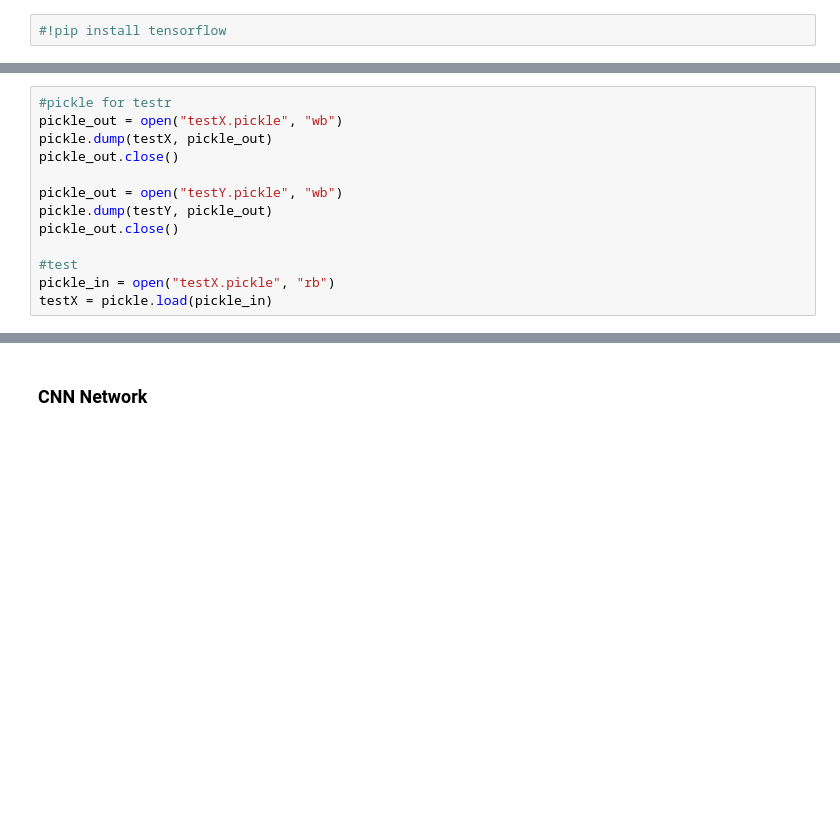
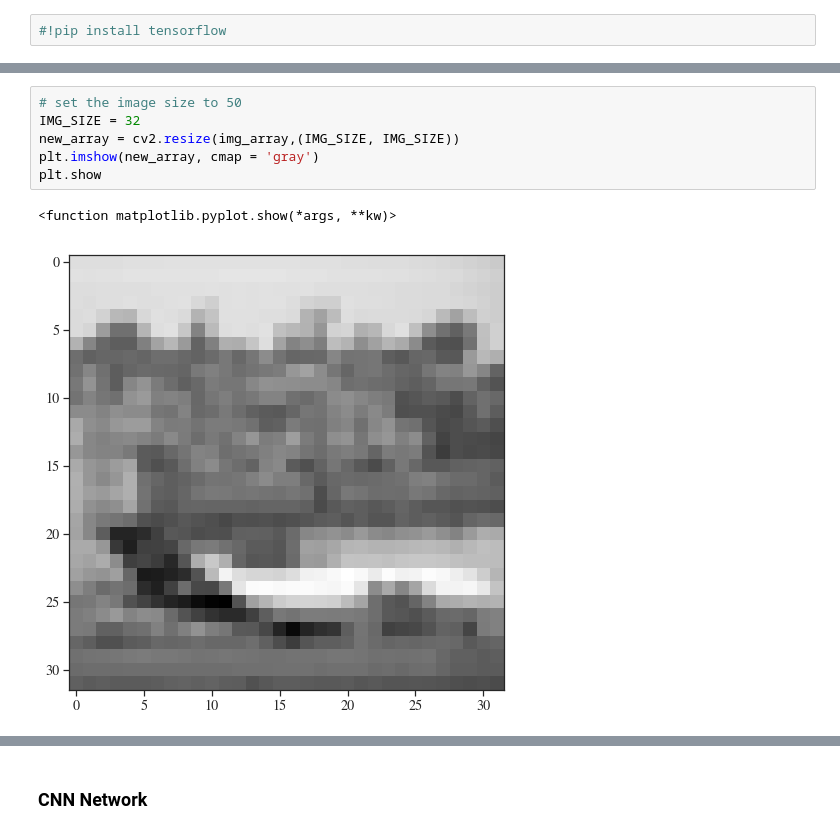
Before and after one commit to suntearinheart/machinelearning2019, a Jupyter notebook: cifar10/cifar10cnn.ipynb, the cells around one changed output, grey strips where cells are left out. Saved outputs shown, nothing was run; the diff lists cells and outputs as text; blank space fills up the shorter version.

```diff
--- a/cifar10/cifar10cnn.ipynb
+++ b/cifar10/cifar10cnn.ipynb
@@ -183,13 +50,0 @@ X = pickle.load(pickle_in)
-# %%
-#pickle for testr
-pickle_out = open("testX.pickle", "wb")
-pickle.dump(testX, pickle_out)
-pickle_out.close()
-
-pickle_out = open("testY.pickle", "wb")
-pickle.dump(testY, pickle_out)
-pickle_out.close()
-
-#test
-pickle_in = open("testX.pickle", "rb")
-testX = pickle.load(pickle_in)
@@ -227,0 +141,9 @@ after above one can do CNN model training
+# %%
+# set the image size to 50
+IMG_SIZE = 32
+new_array = cv2.resize(img_array,(IMG_SIZE, IMG_SIZE))
+plt.imshow(new_array, cmap = 'gray')
+plt.show
+# %% [output]
+<function matplotlib.pyplot.show(*args, **kw)>
+[figure, added]
```
Also changed, not shown: parts of 50 cells of this notebook.
